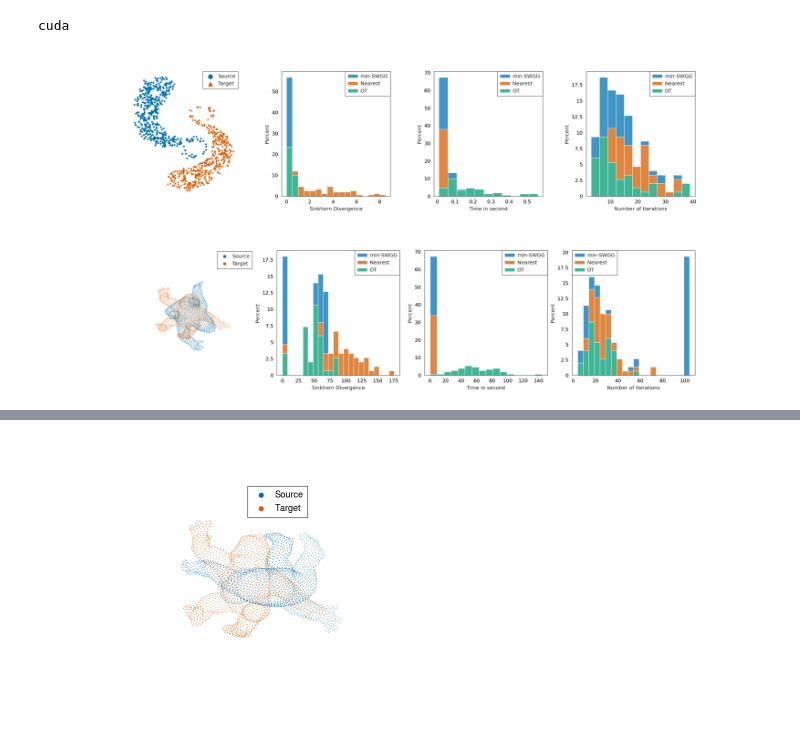
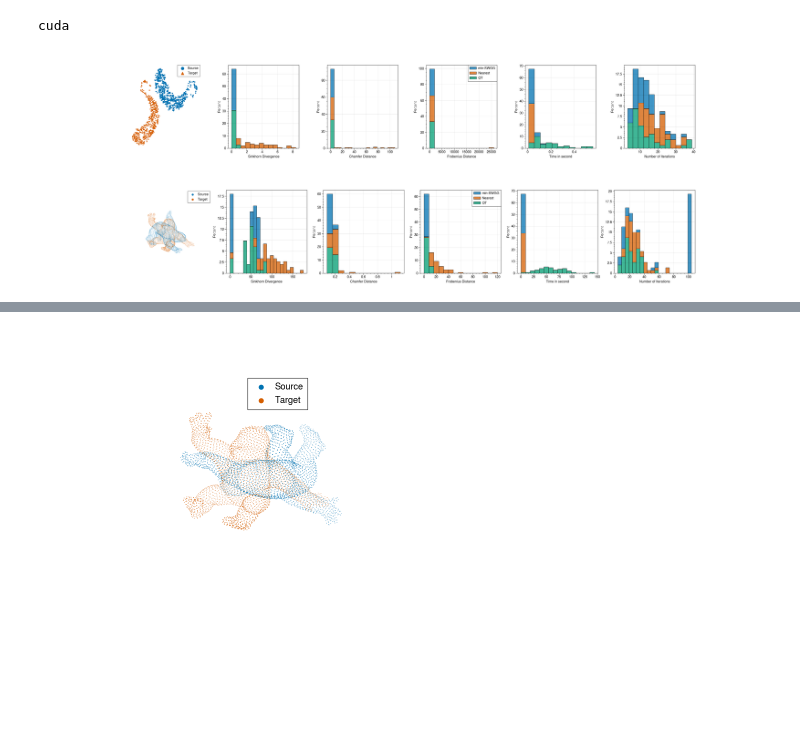
Before and after one commit to MaheyG/SWGG, a Jupyter notebook: Figure/ICP_distributions.ipynb, the cells around one changed output, grey strips where cells are left out. Cells and saved outputs as stored; diff of their text form; code cells hidden in the pictures; blank space fills up the shorter version.

```diff
--- a/Figure/ICP_distributions.ipynb
+++ b/Figure/ICP_distributions.ipynb
@@ -38,9 +38,13 @@ X=Y_to_X(Y,trans=5,eps=.1)
 
 # Expe Data
 method_sinkhorn=np.loadtxt('../Notebook/Results/ICP/500_sinkhorn_loss.txt')
+method_chamfer=np.loadtxt('../Notebook/Results/ICP/500_chamfer.txt')
+method_frobenius=np.loadtxt('../Notebook/Results/ICP/500_fro.txt')
 method_time=np.loadtxt('../Notebook/Results/ICP/500_timming.txt')
 method_nb_ite=np.loadtxt('../Notebook/Results/ICP/500_nb_iteration.txt')
 method_sinkhorn[:,[1,2]]=method_sinkhorn[:,[2,1]]
+method_chamfer[:,[1,2]]=method_chamfer[:,[2,1]]
+method_frobenius[:,[1,2]]=method_frobenius[:,[2,1]]
 method_time[:,[1,2]]=method_time[:,[2,1]]
 method_nb_ite[:,[1,2]]=method_nb_ite[:,[2,1]]
 
@@ -48,36 +52,46 @@ method=['min-SWGG','Nearest','OT']
 table_1=pd.DataFrame(method_sinkhorn, columns=method)
 table_2=pd.DataFrame(method_time, columns=method)
 table_3=pd.DataFrame(method_nb_ite, columns=method)
+table_4=pd.DataFrame(method_chamfer, columns=method)
+table_5=pd.DataFrame(method_frobenius, columns=method)
 # %%
 s=7
 
-fig = pl.figure(figsize=(18,4),dpi= 80)
-grid = pl.GridSpec(1,4, wspace=.4, hspace=0.1)
+fig = pl.figure(figsize=(27,4),dpi= 80)
+grid = pl.GridSpec(1,6, wspace=.4, hspace=0.1)
 
 
 pl.subplot(grid[0,0])
 pl.scatter(X[:, 0], X[:, 1], c='C0', label='Source',s=s)
 pl.scatter(Y[:, 0], Y[:, 1], c='C1', label='Target',s=s,marker='^')
 pl.axis('off')
 pl.legend(markerscale=3)
 
 
 pl.subplot(grid[0,1])
-sns.histplot(data=table_1,binwidth=.5,multiple="stack",stat='percent')
+sns.histplot(data=table_1,binwidth=.6,multiple="stack",stat='percent',legend=False)
 pl.xlabel('Sinkhorn Divergence')
 
 pl.subplot(grid[0,2])
-sns.histplot(data=table_2,binwidth=.05,multiple="stack",stat='percent')
+sns.histplot(data=table_4,binwidth=6,multiple="stack",stat='percent',legend=False)
+pl.xlabel('Chamfer Distance')
+
+pl.subplot(grid[0,3])
+sns.histplot(data=table_5,binwidth=2000,multiple="stack",stat='percent')
+pl.xlabel('Frobenius Distance')
+
+pl.subplot(grid[0,4])
+sns.histplot(data=table_2,binwidth=.05,multiple="stack",stat='percent',legend=False)
 pl.xlabel('Time in second')
 
-pl.subplot(grid[0,3])
-sns.histplot(data=table_3,binwidth=3,multiple="stack",stat='percent')
+pl.subplot(grid[0,5])
+sns.histplot(data=table_3,binwidth=3,multiple="stack",stat='percent',legend=False)
 pl.xlabel('Number of Iterations')
 
 
 pl.savefig("distrib_500.pdf",bbox_inches='tight')
 # %% [output]
-[figure, old version]
+[figure, new version]
 # %%
 xt=np.loadtxt('../Notebook/data/ICP/mumble_sitting_3000.pts', comments=("version:", "n_points:", "{", "}"))
 
@@ -103,9 +123,9 @@ table_3=pd.DataFrame(method_nb_ite, columns=method)
 
 s=.1
 
-fig = pl.figure(figsize=(18,4),dpi= 80)
+fig = pl.figure(figsize=(27,4),dpi= 80)
 
-ax = fig.add_subplot(141, projection='3d')
+ax = fig.add_subplot(161, projection='3d')
 ax.grid(False)
 ax.xaxis.pane.fill = False
 ax.yaxis.pane.fill = False
@@ -119,22 +139,30 @@ pl.scatter(Y[:,0],Y[:,1],zs=Y[:,2],s=s,label='Target')
 pl.legend(markerscale=15)
 
 
-ax = fig.add_subplot(142)
-sns.histplot(data=table_1,binwidth=8,multiple="stack",stat='percent')
+ax = fig.add_subplot(162)
+sns.histplot(data=table_1,binwidth=8,multiple="stack",stat='percent',legend=False)
 pl.xlabel('Sinkhorn Divergence')
 
-ax = fig.add_subplot(143)
-sns.histplot(data=table_2,binwidth=9,multiple="stack",stat='percent')
+ax = fig.add_subplot(163)
+sns.histplot(data=table_4,binwidth=.08,multiple="stack",stat='percent',legend=False)
+pl.xlabel('Chamfer Distance')
+
+ax = fig.add_subplot(164)
+sns.histplot(data=table_5,binwidth=8,multiple="stack",stat='percent')
+pl.xlabel('Frobenius Distance')
+
+ax = fig.add_subplot(165)
+sns.histplot(data=table_2,binwidth=9,multiple="stack",stat='percent',legend=False)
 pl.xlabel('Time in second')
 
-ax = fig.add_subplot(144)
-sns.histplot(data=table_3,binwidth=5,multiple="stack",stat='percent')
+ax = fig.add_subplot(166)
+sns.histplot(data=table_3,binwidth=5,multiple="stack",stat='percent',legend=False)
 pl.xlabel('Number of Iterations')
 
 
 pl.savefig("distrib_3000.pdf",bbox_inches='tight')
 # %% [output]
-[figure, old version]
+[figure, new version]
 # %%
 xt=np.loadtxt('../Notebook/data/ICP/WitchCastle_150000.pts', comments=("version:", "n_points:", "{", "}"))
 n,dim=xt.shape
```
Also changed, not shown: parts of 3 cells of this notebook, 3 other files.
